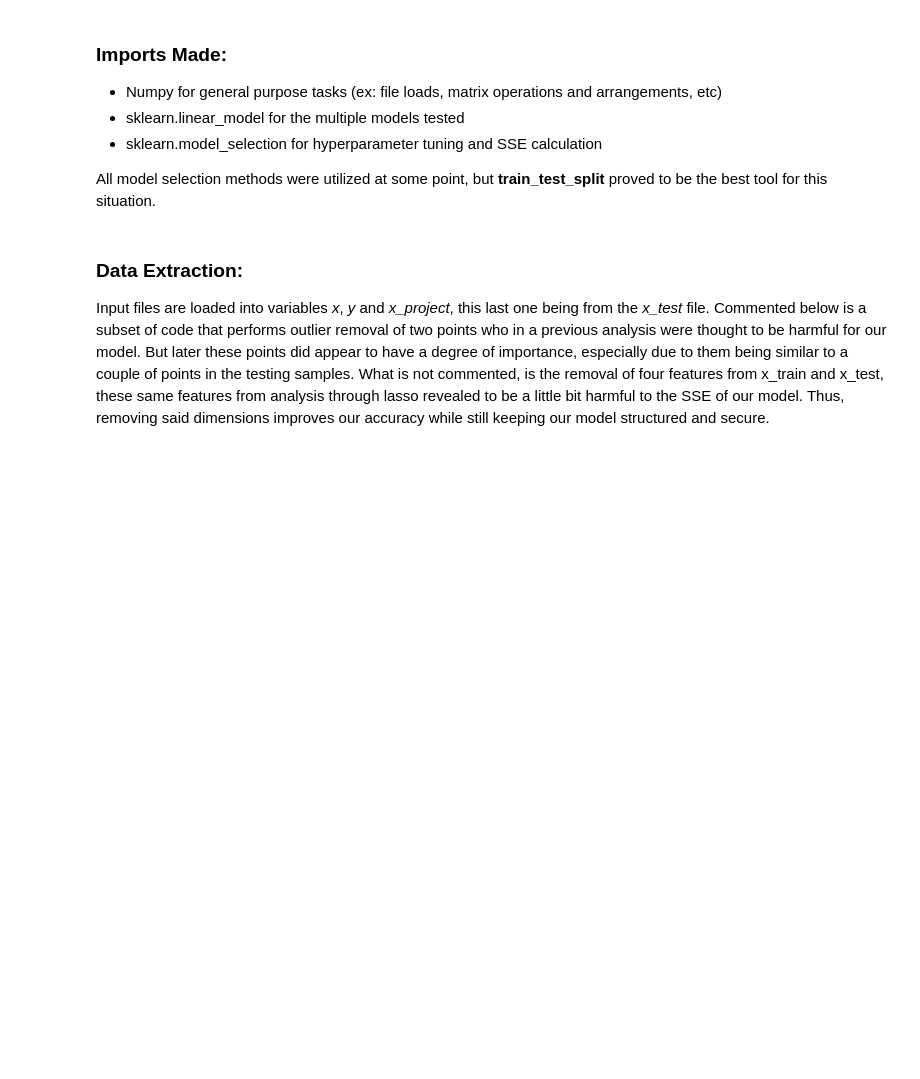
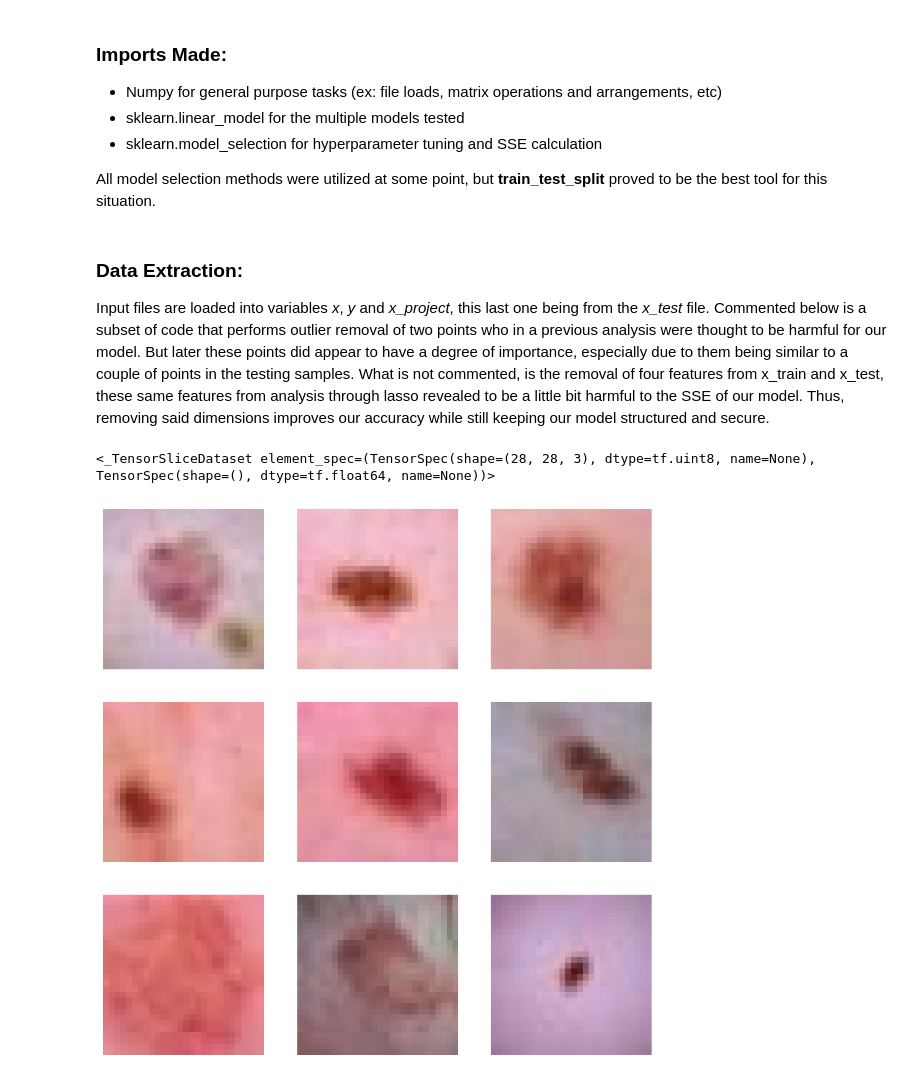
Before and after one commit to FilipeJInacio/ML, a Jupyter notebook: task3/task3.ipynb, the cells around one changed output. Cells and saved outputs as stored; diff of their text form; code cells hidden in the pictures; blank space fills up the shorter version.

```diff
--- a/task3/task3.ipynb
+++ b/task3/task3.ipynb
@@ -17,5 +17,19 @@ Input files are loaded into variables *x*, *y* and *x_project*, this last one be
 # %%
 # Load data
 x = np.load("Xtrain_Classification1.npy")
 y = np.load("ytrain_Classification1.npy")
 x_project = np.load("Xtest_Classification1.npy")
+BATCH_SIZE = x.shape[0]
+IMG_SIZE = (28, 28)
+images = np.reshape(x,(len(x),28,28,3))
+train_dataset = tf.data.Dataset.from_tensor_slices((images, y))
+print(train_dataset)
+
+plt.figure(figsize=(10, 10))
+for i in range(9):
+    ax = plt.subplot(3, 3, i + 1)
+    plt.imshow(images[i])
+    plt.axis("off")
+# %% [output]
+<_TensorSliceDataset element_spec=(TensorSpec(shape=(28, 28, 3), dtype=tf.uint8, name=None), TensorSpec(shape=(), dtype=tf.float64, name=None))>
+[figure, added]
```
Also changed, not shown: parts of 1 cell of this notebook, 4 other files.
